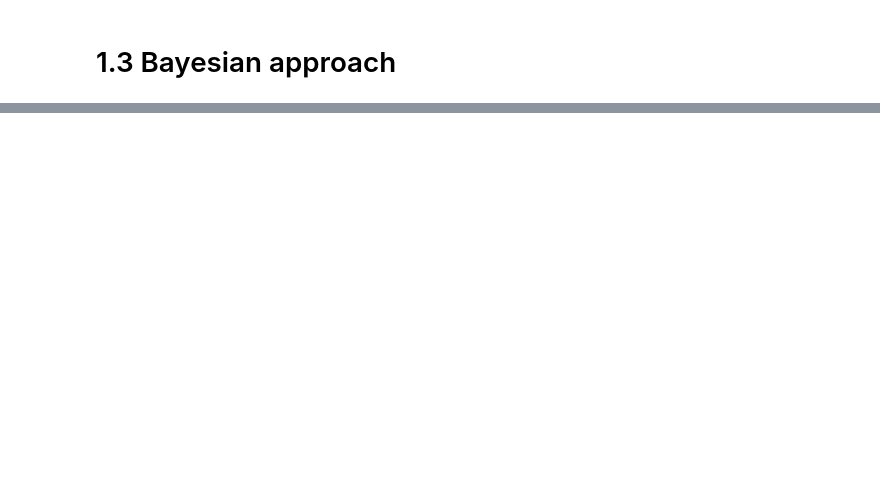
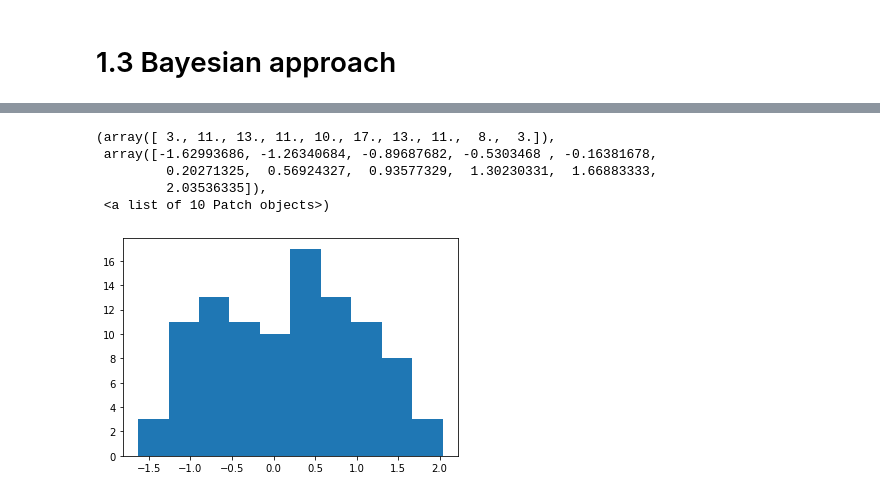
Before and after one commit to MARVINMENG0/bayes-ml, a Jupyter notebook: experiments.ipynb, the cells around one changed output, grey strips where cells are left out. Cells and saved outputs as stored; diff of their text form; code cells hidden in the pictures; blank space fills up the shorter version.

```diff
--- a/experiments.ipynb
+++ b/experiments.ipynb
@@ -270,0 +312,10 @@ w_0_mle, w_1_mle, w_2_mle, v_0_mle, v_1_mle
+# %%
+### Checking for Gaussian Noise
+plt.hist(sigma2)
+# %% [output]
+(array([ 3., 11., 13., 11., 10., 17., 13., 11.,  8.,  3.]),
+ array([-1.62993686, -1.26340684, -0.89687682, -0.5303468 , -0.16381678,
+         0.20271325,  0.56924327,  0.93577329,  1.30230331,  1.66883333,
+         2.03536335]),
+ <a list of 10 Patch objects>)
+[figure, added]
```
Also changed, not shown: parts of 16 cells of this notebook.
